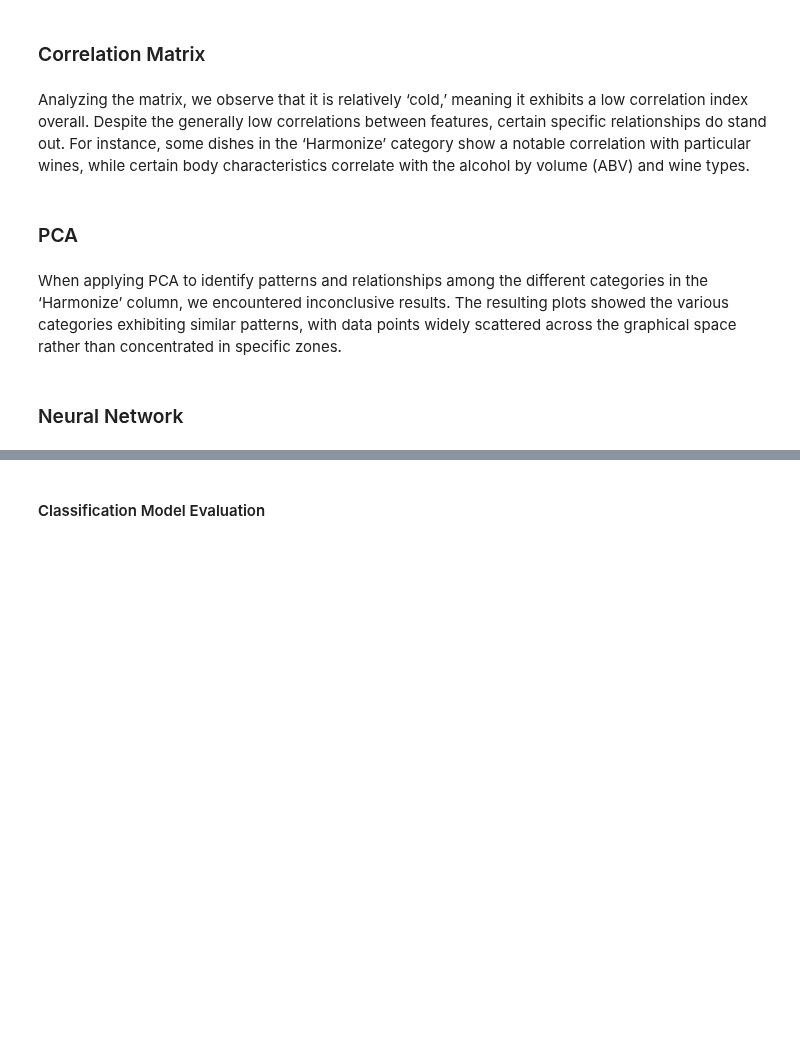
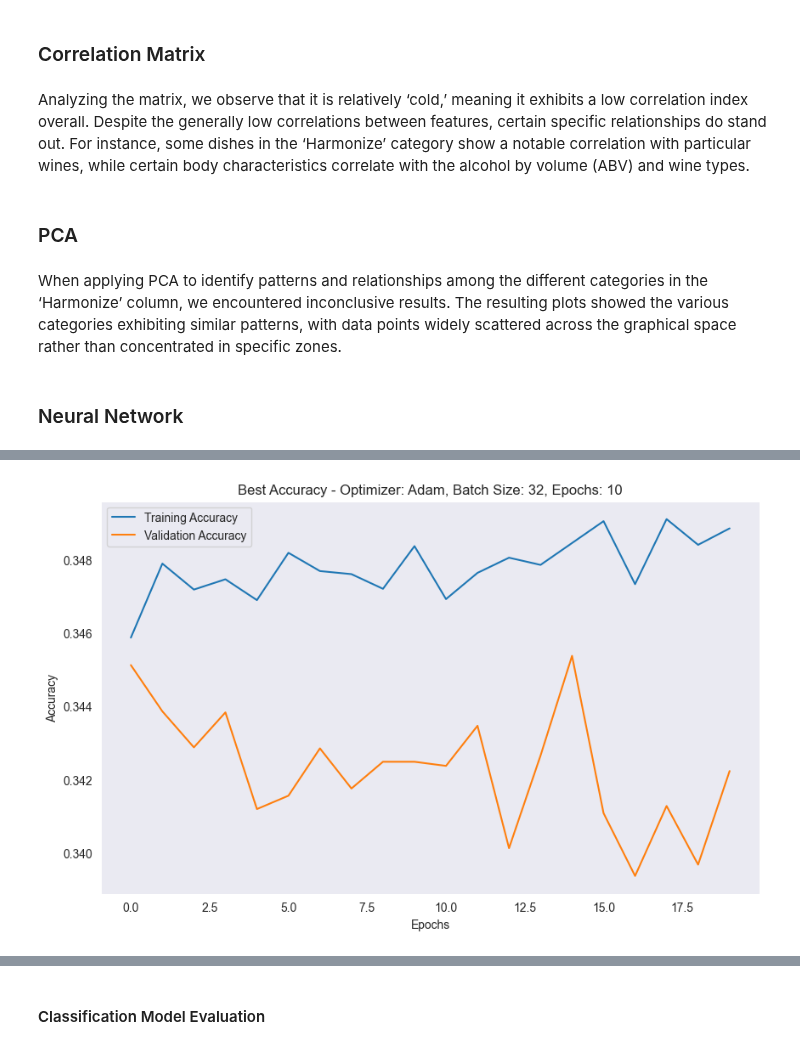
Before and after one commit to SrMasterAD/MEIA_ISEP_TEAM7_2024_2025_Challenge_2, a Jupyter notebook: notebooks/Notebook_Main_AAUT.ipynb, the cells around one changed output, grey strips where cells are left out. Cells and saved outputs as stored; diff of their text form; code cells hidden in the pictures; blank space fills up the shorter version.

```diff
--- a/notebooks/Notebook_Main_AAUT.ipynb
+++ b/notebooks/Notebook_Main_AAUT.ipynb
@@ -321,0 +330,95 @@ plt.show()
+# %%
+import tensorflow as tf
+from tensorflow.keras.optimizers import Adam, SGD, RMSprop
+from tensorflow.keras.backend import clear_session
+
+# Enable eager execution to ensure compatibility with numpy() calls
+tf.config.run_functions_eagerly(True)
+tf.data.experimental.enable_debug_mode()
+
+# Step 3: Train-Test Split
+X_train, X_test, y_train, y_test = train_test_split(features, labels, test_size=0.2, random_state=42)
+
+def build_and_train_model(optimizer, batch_size, epochs):
+    clear_session()  # Clear backend session to reset model state
+    model = Sequential([
+        tf.keras.layers.Input(shape=(X_train.shape[1],)),  # Define input shape explicitly
+        Dense(units=y_train.shape[1], activation='softmax')  # Single-layer with softmax
+    ])
+    model.compile(optimizer=optimizer, loss='categorical_crossentropy', metrics=['accuracy'])
+    history = model.fit(X_train, y_train, epochs=epochs, batch_size=batch_size, validation_split=0.2, verbose=0)
+    loss, accuracy = model.evaluate(X_test, y_test, verbose=0)
+
+    # Return accuracy and training history for later visualization
+    return accuracy * 100, history
+
+# Hyperparameter grid
+batch_sizes = [32]
+epochs_list = [10, 20]
+
+def tune_optimizer(optimizer_class):
+    global best_accuracy, best_params, history
+    best_accuracy = 0
+    best_params = {}
+
+    for batch_size in batch_sizes:
+        for epochs in epochs_list:
+            optimizer = optimizer_class(learning_rate=0.001)  # Create a new optimizer instance
+            print(f"Training with optimizer={optimizer.__class__.__name__}, batch_size={batch_size}, epochs={epochs}")
+            accuracy, history = build_and_train_model(optimizer, batch_size, epochs)
+            print(f"Accuracy: {accuracy:.2f}%")
+            if accuracy > best_accuracy:
+                best_accuracy = accuracy
+                best_params = {
+                    'optimizer': optimizer.__class__.__name__,
+                    'batch_size': batch_size,
+                    'epochs': epochs
+                }
+
+    print("Best Hyperparameters for Optimizer:")
+    print(f"Optimizer: {best_params['optimizer']}")
+    print(f"Batch Size: {best_params['batch_size']}")
+    print(f"Epochs: {best_params['epochs']}")
+    print(f"Best Accuracy: {best_accuracy:.2f}%")
+
+    # Visualize training progress for the best combination
+    plt.figure(figsize=(10, 6))
+    plt.plot(history.history['accuracy'], label='Training Accuracy')
+    plt.plot(history.history['val_accuracy'], label='Validation Accuracy')
+    plt.title(f'Best Accuracy - Optimizer: {best_params["optimizer"]}, Batch Size: {best_params["batch_size"]}, Epochs: {best_params["epochs"]}')
+    plt.xlabel('Epochs')
+    plt.ylabel('Accuracy')
+    plt.legend()
+    plt.grid()
+    plt.show()
+
+    plt.figure(figsize=(10, 6))
+    plt.plot(history.history['loss'], label='Training Loss')
+    plt.plot(history.history['val_loss'], label='Validation Loss')
+    plt.title(f'Best Loss - Optimizer: {best_params["optimizer"]}, Batch Size: {best_params["batch_size"]}, Epochs: {best_params["epochs"]}')
+    plt.xlabel('Epochs')
+    plt.ylabel('Loss')
+    plt.legend()
+    plt.grid()
+    plt.show()
+
+
+print("Tuning for Adam optimizer:")
+tune_optimizer(Adam)
+
+print("Tuning for SGD optimizer:")
+tune_optimizer(SGD)
+
+print("Tuning for RMSprop optimizer:")
+tune_optimizer(RMSprop)
+
+plt.figure(figsize=(10, 6))
+plt.plot(history.history['loss'], label='Training Loss')
+plt.plot(history.history['val_loss'], label='Validation Loss')
+plt.title(f'Best Loss - Optimizer: {best_params["optimizer"]}, Batch Size: {best_params["batch_size"]}, Epochs: {best_params["epochs"]}')
+plt.xlabel('Epochs')
+plt.ylabel('Loss')
+plt.legend()
+plt.grid()
+plt.show()
+# %% [output]
@@ -321,0 +435 @@ plt.show()
+[figure, added]
```
Also changed, not shown: parts of 13 cells of this notebook, 1 other file.
